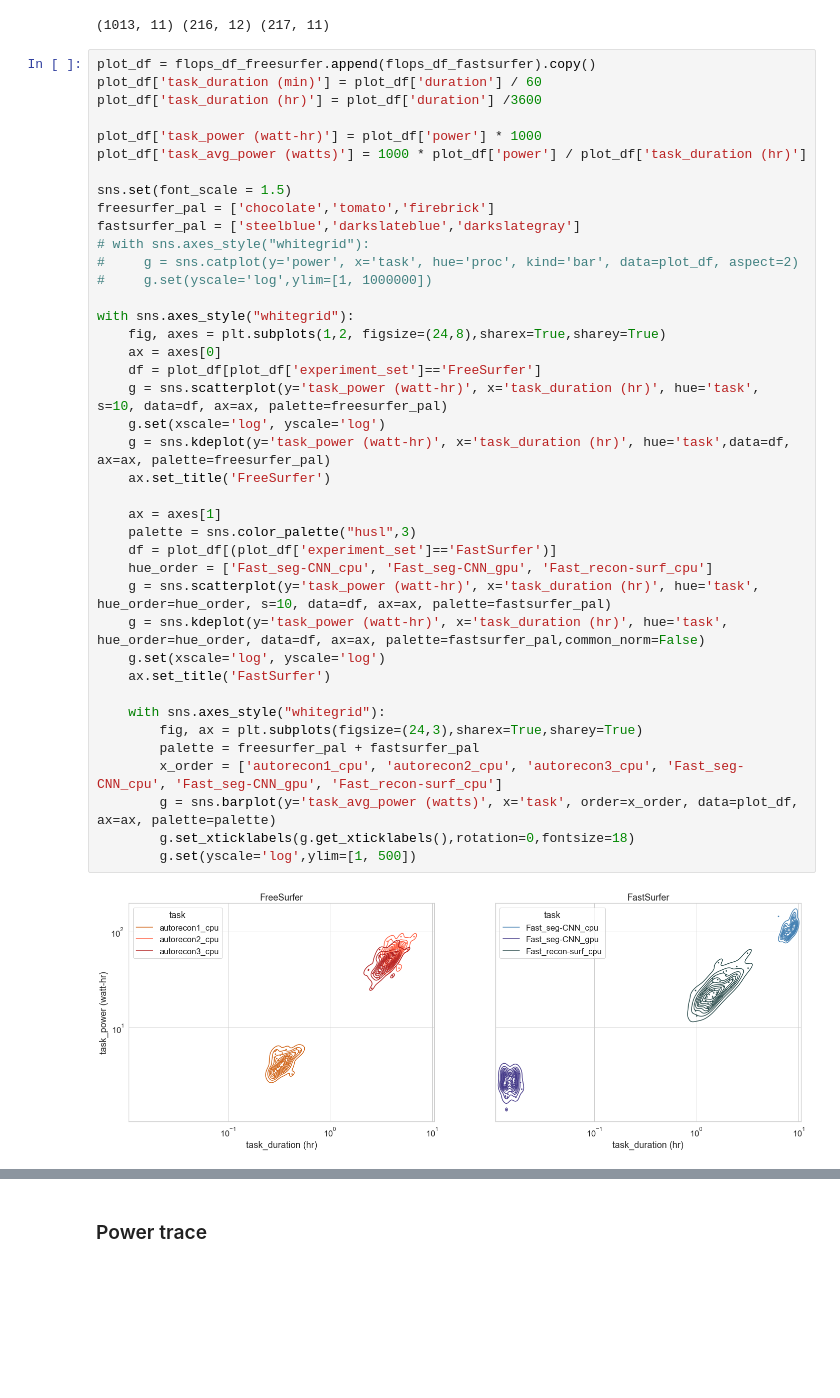
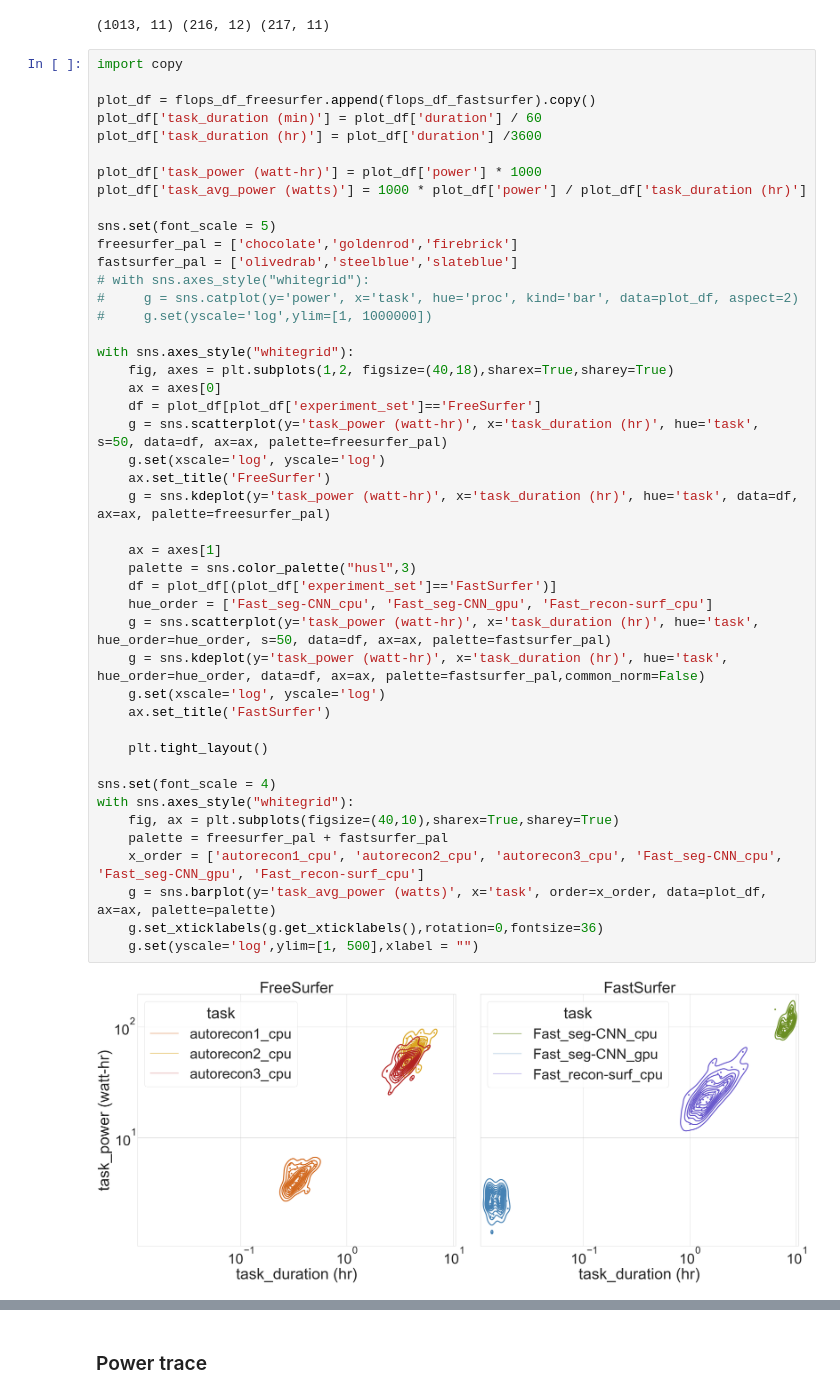
Before and after one commit to neurodatascience/watts_up_compute, a Jupyter notebook: notebooks/10_impact_tracker_dashboard.ipynb, the cells around one changed output, grey strips where cells are left out. Saved outputs shown, nothing was run; the diff lists cells and outputs as text; blank space fills up the shorter version.

```diff
--- a/notebooks/10_impact_tracker_dashboard.ipynb
+++ b/notebooks/10_impact_tracker_dashboard.ipynb
@@ -370,44 +387,49 @@ print(flops_df_concat_exp_set.shape,flops_df_freesurfer.shape, flops_df_fastsurf
 # %% [output]
 (1013, 11) (216, 12) (217, 11)
 # %%
+import copy
+
 plot_df = flops_df_freesurfer.append(flops_df_fastsurfer).copy()
 plot_df['task_duration (min)'] = plot_df['duration'] / 60
 plot_df['task_duration (hr)'] = plot_df['duration'] /3600
 
 plot_df['task_power (watt-hr)'] = plot_df['power'] * 1000
 plot_df['task_avg_power (watts)'] = 1000 * plot_df['power'] / plot_df['task_duration (hr)']
 
-sns.set(font_scale = 1.5)
-freesurfer_pal = ['chocolate','tomato','firebrick']
-fastsurfer_pal = ['steelblue','darkslateblue','darkslategray']
+sns.set(font_scale = 5)
+freesurfer_pal = ['chocolate','goldenrod','firebrick']
+fastsurfer_pal = ['olivedrab','steelblue','slateblue']
 # with sns.axes_style("whitegrid"):
 #     g = sns.catplot(y='power', x='task', hue='proc', kind='bar', data=plot_df, aspect=2)
 #     g.set(yscale='log',ylim=[1, 1000000])
 
 with sns.axes_style("whitegrid"):
-    fig, axes = plt.subplots(1,2, figsize=(24,8),sharex=True,sharey=True)
+    fig, axes = plt.subplots(1,2, figsize=(40,18),sharex=True,sharey=True)
     ax = axes[0]
     df = plot_df[plot_df['experiment_set']=='FreeSurfer']
-    g = sns.scatterplot(y='task_power (watt-hr)', x='task_duration (hr)', hue='task', s=10, data=df, ax=ax, palette=freesurfer_pal)
+    g = sns.scatterplot(y='task_power (watt-hr)', x='task_duration (hr)', hue='task', s=50, data=df, ax=ax, palette=freesurfer_pal)
     g.set(xscale='log', yscale='log')
-    g = sns.kdeplot(y='task_power (watt-hr)', x='task_duration (hr)', hue='task',data=df, ax=ax, palette=freesurfer_pal)
     ax.set_title('FreeSurfer')
+    g = sns.kdeplot(y='task_power (watt-hr)', x='task_duration (hr)', hue='task', data=df, ax=ax, palette=freesurfer_pal)
 
     ax = axes[1]
     palette = sns.color_palette("husl",3)
     df = plot_df[(plot_df['experiment_set']=='FastSurfer')]
     hue_order = ['Fast_seg-CNN_cpu', 'Fast_seg-CNN_gpu', 'Fast_recon-surf_cpu']
-    g = sns.scatterplot(y='task_power (watt-hr)', x='task_duration (hr)', hue='task', hue_order=hue_order, s=10, data=df, ax=ax, palette=fastsurfer_pal)
+    g = sns.scatterplot(y='task_power (watt-hr)', x='task_duration (hr)', hue='task', hue_order=hue_order, s=50, data=df, ax=ax, palette=fastsurfer_pal)
     g = sns.kdeplot(y='task_power (watt-hr)', x='task_duration (hr)', hue='task', hue_order=hue_order, data=df, ax=ax, palette=fastsurfer_pal,common_norm=False)
     g.set(xscale='log', yscale='log')
     ax.set_title('FastSurfer')
 
-    with sns.axes_style("whitegrid"):
-        fig, ax = plt.subplots(figsize=(24,3),sharex=True,sharey=True)
-        palette = freesurfer_pal + fastsurfer_pal
-        x_order = ['autorecon1_cpu', 'autorecon2_cpu', 'autorecon3_cpu', 'Fast_seg-CNN_cpu', 'Fast_seg-CNN_gpu', 'Fast_recon-surf_cpu']
-        g = sns.barplot(y='task_avg_power (watts)', x='task', order=x_order, data=plot_df, ax=ax, palette=palette)
-        g.set_xticklabels(g.get_xticklabels(),rotation=0,fontsize=18)
-        g.set(yscale='log',ylim=[1, 500])
+    plt.tight_layout()
+
+sns.set(font_scale = 4)
+with sns.axes_style("whitegrid"):
+    fig, ax = plt.subplots(figsize=(40,10),sharex=True,sharey=True)
+    palette = freesurfer_pal + fastsurfer_pal
+    x_order = ['autorecon1_cpu', 'autorecon2_cpu', 'autorecon3_cpu', 'Fast_seg-CNN_cpu', 'Fast_seg-CNN_gpu', 'Fast_recon-surf_cpu']
+    g = sns.barplot(y='task_avg_power (watts)', x='task', order=x_order, data=plot_df, ax=ax, palette=palette)
+    g.set_xticklabels(g.get_xticklabels(),rotation=0,fontsize=36)
+    g.set(yscale='log',ylim=[1, 500],xlabel = "")
 # %% [output]
-[figure, old version]
+[figure, new version]
```
Also changed, not shown: parts of 7 cells of this notebook, 6 other files.
